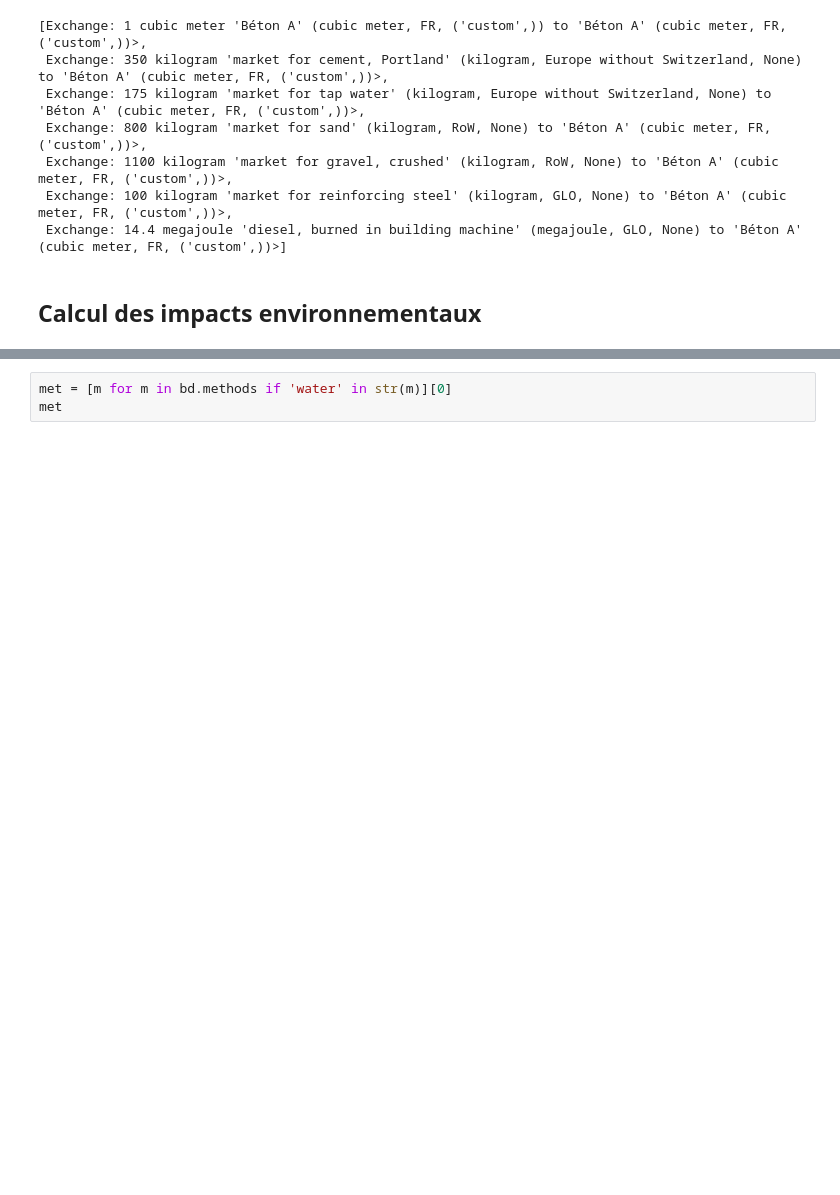
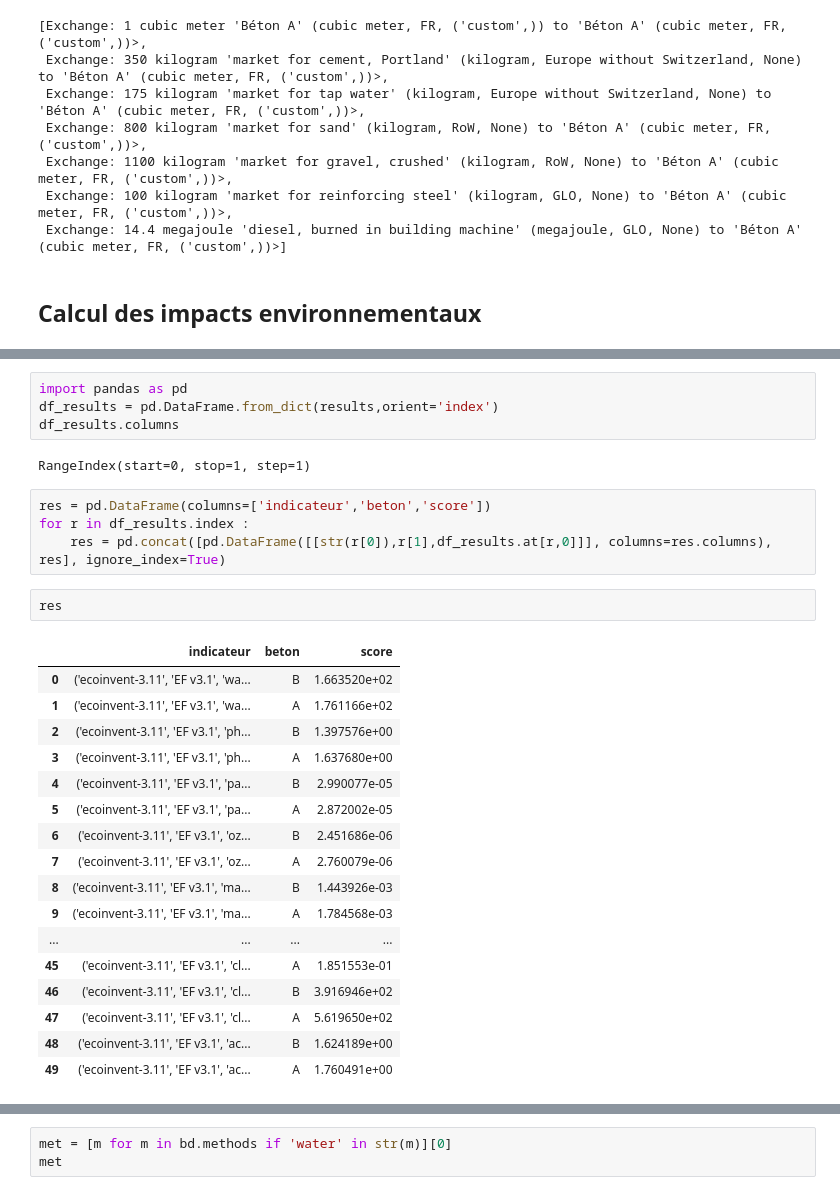
Before and after one commit to tchevilliet/ANCYV_2025, a Jupyter notebook: 2_BDD_création_de_procédé.ipynb, the cells around one changed output, grey strips where cells are left out. Cells and saved outputs as stored; diff of their text form; blank space fills up the shorter version.

```diff
--- a/2_BDD_création_de_procédé.ipynb
+++ b/2_BDD_création_de_procédé.ipynb
@@ -284,0 +346,30 @@ meth
+# %%
+import pandas as pd
+df_results = pd.DataFrame.from_dict(results,orient='index')
+df_results.columns
+# %% [output]
+RangeIndex(start=0, stop=1, step=1)
+# %%
+res = pd.DataFrame(columns=['indicateur','beton','score'])
+for r in df_results.index :
+    res = pd.concat([pd.DataFrame([[str(r[0]),r[1],df_results.at[r,0]]], columns=res.columns), res], ignore_index=True)
+# %%
+res
+# %% [output]
+|  | indicateur | beton | score |
+| 0 | ('ecoinvent-3.11', 'EF v3.1', 'wa... | B | 1.663520e+02 |
+| 1 | ('ecoinvent-3.11', 'EF v3.1', 'wa... | A | 1.761166e+02 |
+| 2 | ('ecoinvent-3.11', 'EF v3.1', 'ph... | B | 1.397576e+00 |
+| 3 | ('ecoinvent-3.11', 'EF v3.1', 'ph... | A | 1.637680e+00 |
+| 4 | ('ecoinvent-3.11', 'EF v3.1', 'pa... | B | 2.990077e-05 |
+| 5 | ('ecoinvent-3.11', 'EF v3.1', 'pa... | A | 2.872002e-05 |
+| 6 | ('ecoinvent-3.11', 'EF v3.1', 'oz... | B | 2.451686e-06 |
+| 7 | ('ecoinvent-3.11', 'EF v3.1', 'oz... | A | 2.760079e-06 |
+| 8 | ('ecoinvent-3.11', 'EF v3.1', 'ma... | B | 1.443926e-03 |
+| 9 | ('ecoinvent-3.11', 'EF v3.1', 'ma... | A | 1.784568e-03 |
+| ... | ... | ... | ... |
+| 45 | ('ecoinvent-3.11', 'EF v3.1', 'cl... | A | 1.851553e-01 |
+| 46 | ('ecoinvent-3.11', 'EF v3.1', 'cl... | B | 3.916946e+02 |
+| 47 | ('ecoinvent-3.11', 'EF v3.1', 'cl... | A | 5.619650e+02 |
+| 48 | ('ecoinvent-3.11', 'EF v3.1', 'ac... | B | 1.624189e+00 |
+| 49 | ('ecoinvent-3.11', 'EF v3.1', 'ac... | A | 1.760491e+00 |
```
Also changed, not shown: parts of 13 cells of this notebook, 1 other file.
